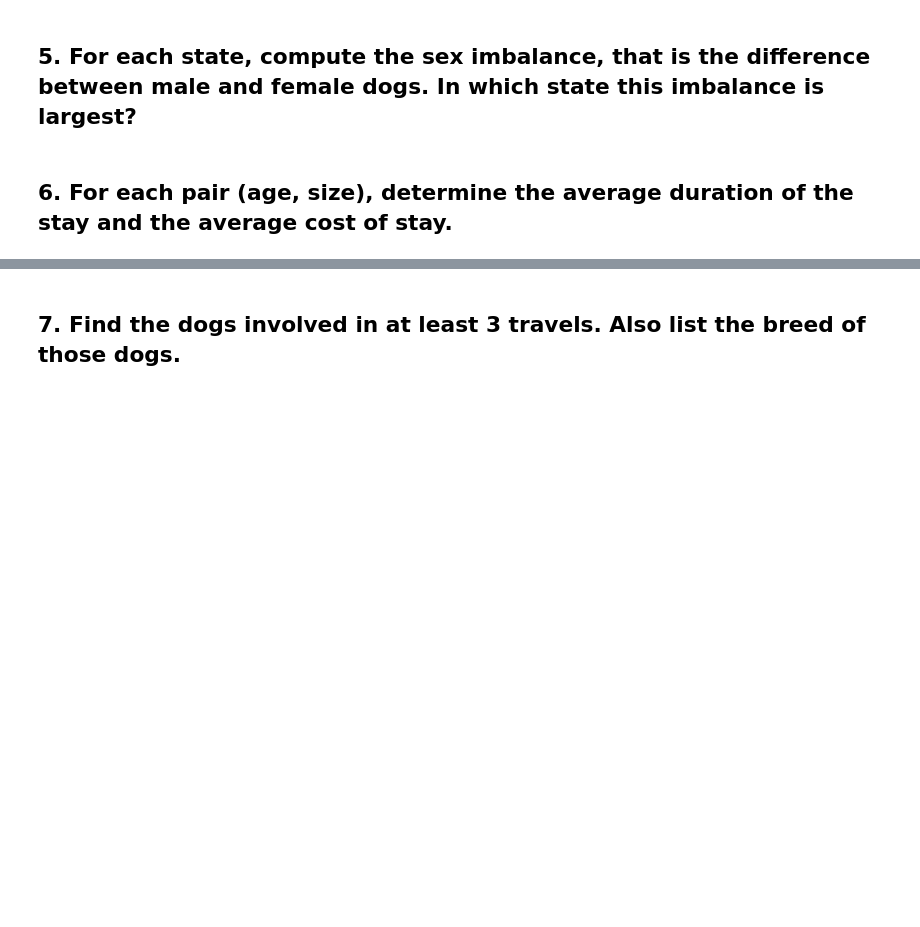
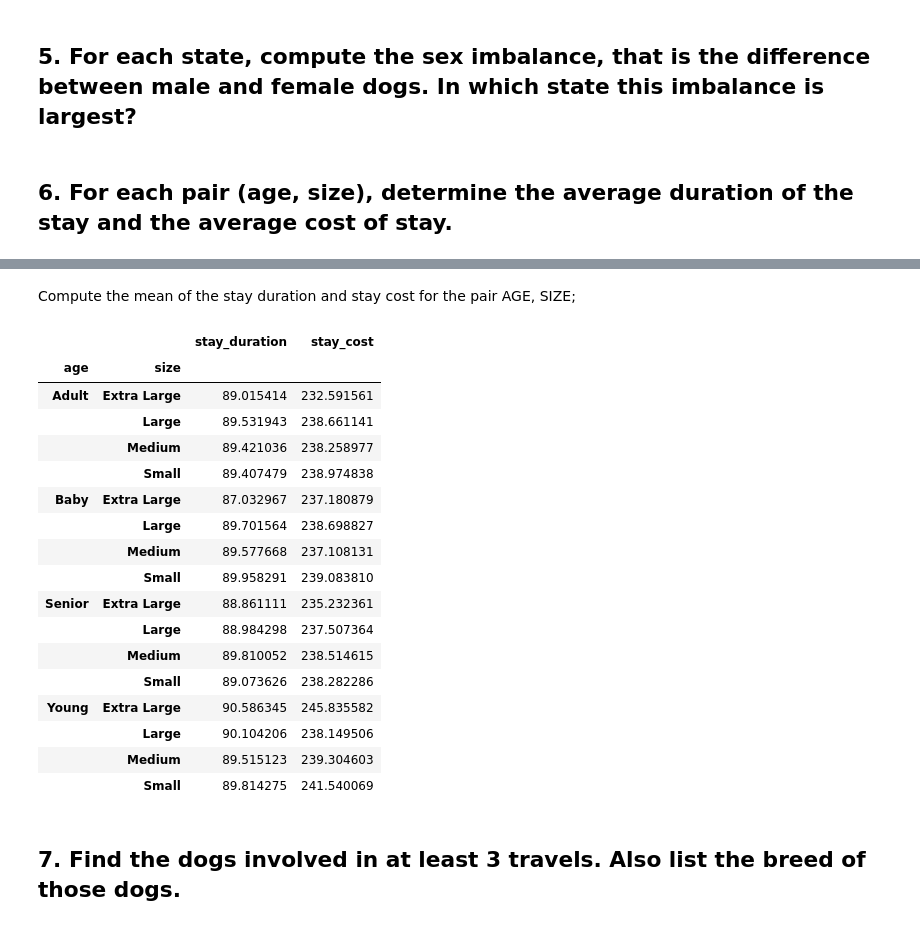
Before and after one commit to mat1218B/ProjectOfComputerScience, a Jupyter notebook: Project-CS_2022.ipynb, the cells around one changed output, grey strips where cells are left out. Cells and saved outputs as stored; diff of their text form; code cells hidden in the pictures; blank space fills up the shorter version.

```diff
--- a/Project-CS_2022.ipynb
+++ b/Project-CS_2022.ipynb
@@ -192,3 +206,27 @@ As we can see, there are many 'inf' values. It is correct because for that breed
+# %% [markdown]
+Compute the mean of the stay duration and stay cost for the pair AGE, SIZE;
+# %%
+AgeSize = dogs.groupby(['age', 'size'])[['stay_duration','stay_cost']].mean()
+AgeSize
+# %% [output]
+|  |  | stay_duration | stay_cost |
+| age | size |  |  |
+| Adult | Extra Large | 89.015414 | 232.591561 |
+|  | Large | 89.531943 | 238.661141 |
+|  | Medium | 89.421036 | 238.258977 |
+|  | Small | 89.407479 | 238.974838 |
+| Baby | Extra Large | 87.032967 | 237.180879 |
+|  | Large | 89.701564 | 238.698827 |
+|  | Medium | 89.577668 | 237.108131 |
+|  | Small | 89.958291 | 239.083810 |
+| Senior | Extra Large | 88.861111 | 235.232361 |
+|  | Large | 88.984298 | 237.507364 |
+|  | Medium | 89.810052 | 238.514615 |
+|  | Small | 89.073626 | 238.282286 |
+| Young | Extra Large | 90.586345 | 245.835582 |
+|  | Large | 90.104206 | 238.149506 |
+|  | Medium | 89.515123 | 239.304603 |
+|  | Small | 89.814275 | 241.540069 |
 # %% [markdown]
 ## 7. Find the dogs involved in at least 3 travels. Also list the breed of those dogs.
 # %% [markdown]
```
Also changed, not shown: parts of 2 cells of this notebook.
